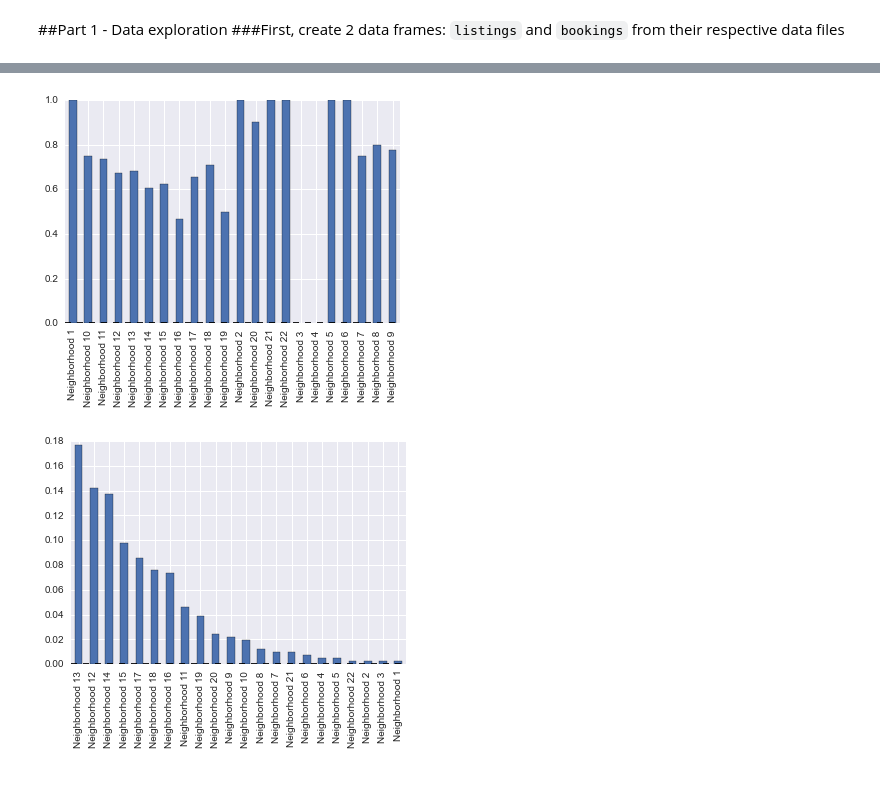
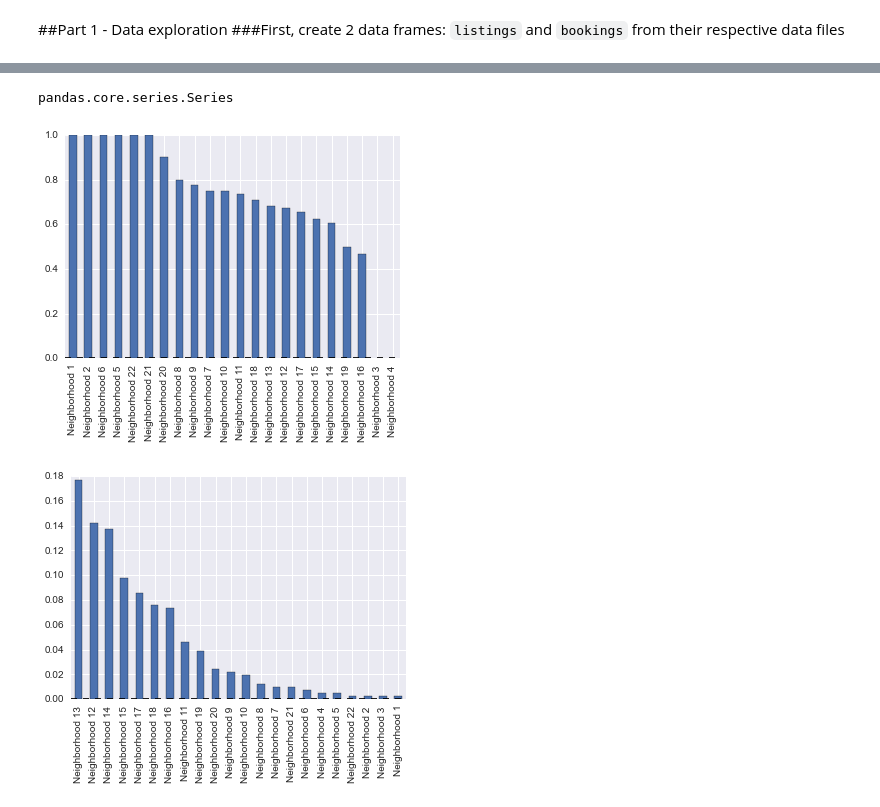
Before and after one commit to dav1dfeldman/DAT_SF_11, a Jupyter notebook: homeworks/hw1/hw1_soln-Copy.ipynb, the cells around one changed output, grey strips where cells are left out. Saved outputs shown, nothing was run; the diff lists cells and outputs as text; code cells hidden in the pictures.

```diff
--- a/homeworks/hw1/hw1_soln-Copy.ipynb
+++ b/homeworks/hw1/hw1_soln-Copy.ipynb
@@ -66,11 +28,16 @@ TypeError: 'Series' object is not callable
+# %%
+type(precentage_by_neighborhood)
+# %% [output]
+pandas.core.series.Series
 # %%
 # how do i sort this???
+# for a series, use .order()
 prop_type_1_by_neighborhood= listings.neighborhood[listings.prop_type == 'Property type 1'].value_counts()
 total_types_by_neighborhood = listings.neighborhood.value_counts()
 precentage_by_neighborhood = prop_type_1_by_neighborhood / total_types_by_neighborhood
-precentage_by_neighborhood.plot(kind = 'bar');
+precentage_by_neighborhood.order(ascending = False).plot(kind = 'bar');
 # %% [output]
-[figure, old version]
+[figure, new version]
 # %%
 (listings.neighborhood.value_counts()/ listings.neighborhood.count()).plot(kind = 'bar');
 # %% [output]
```
Also changed, not shown: parts of 11 cells of this notebook, 1 other file.
